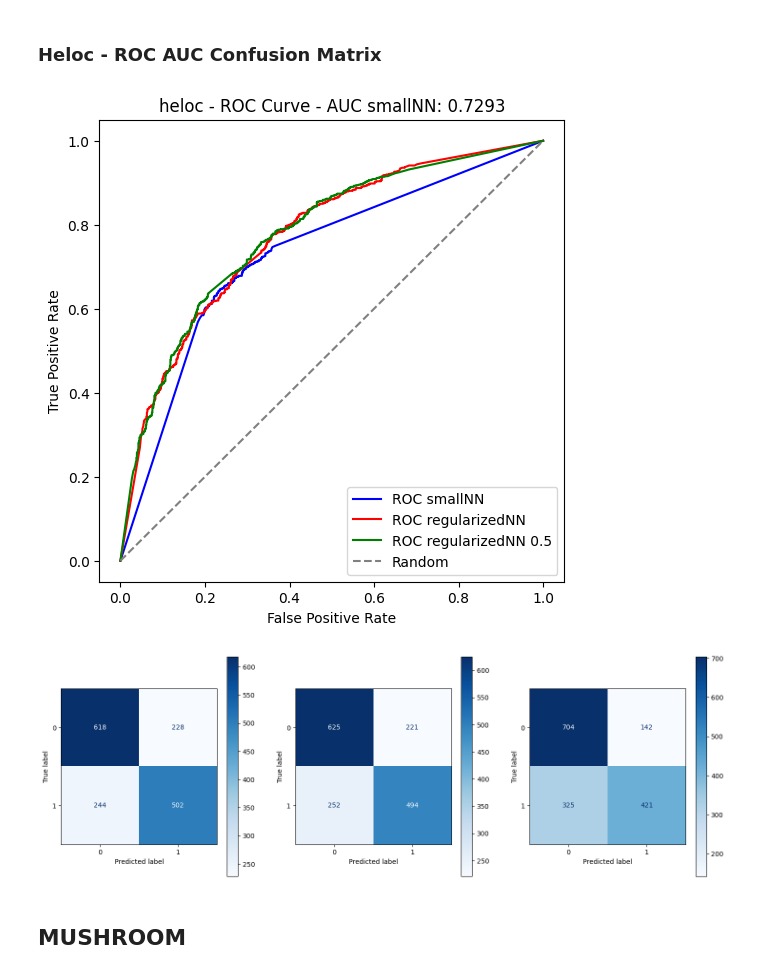
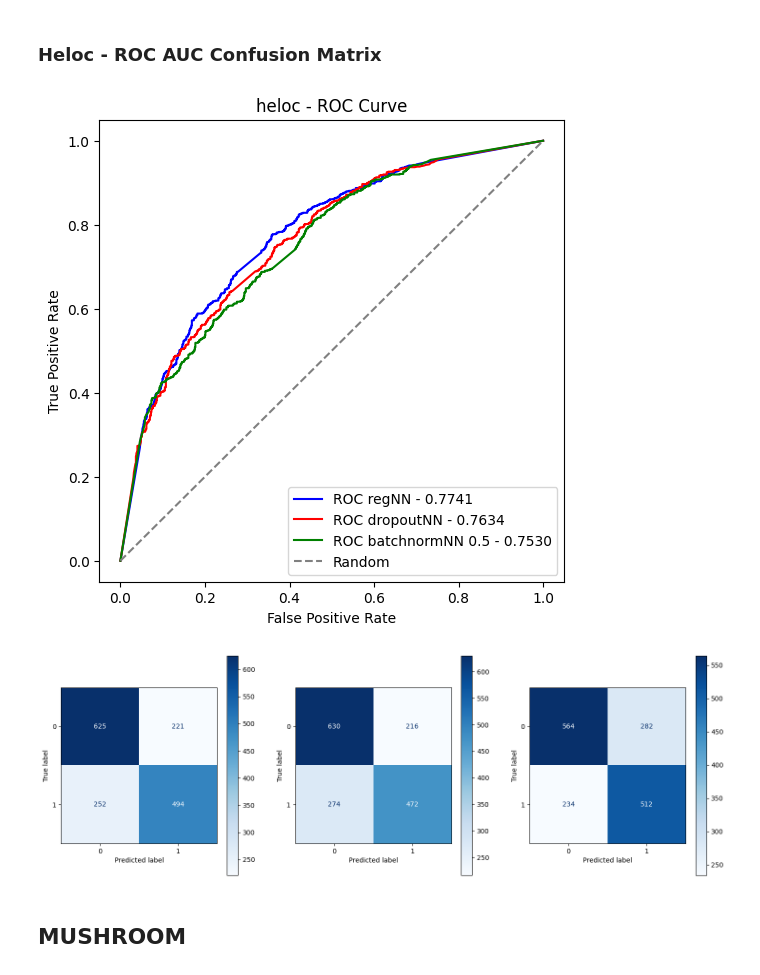
Before and after one commit to MatteoVicenzino/XAI_robustness_analysis, a Jupyter notebook: tuning_new_model.ipynb, the cells around one changed output. Saved outputs shown, nothing was run; the diff lists cells and outputs as text; code cells hidden in the pictures.

```diff
--- a/tuning_new_model.ipynb
+++ b/tuning_new_model.ipynb
@@ -37,10 +37,10 @@ def plot_roc(y_val, result4, result5, result6, dataset_name):
     plt.legend()
     plt.show()
 # %%
-def plot_conf_matrix(y_val, result4, result5, result6):
-    cm1 = result4['confusion_matrix'][0]
-    cm2 = result5['confusion_matrix'][0]
-    cm3 = result6['confusion_matrix'][0]
+def plot_conf_matrix(y_val, result5, result8, result9):
+    cm1 = result5['confusion_matrix'][0]
+    cm2 = result8['confusion_matrix'][0]
+    cm3 = result9['confusion_matrix'][0]
     fig, ax = plt.subplots(1, 3, figsize=(18, 6))
     disp1 = ConfusionMatrixDisplay(confusion_matrix=cm1)
     disp2 = ConfusionMatrixDisplay(confusion_matrix=cm2)
@@ -401,3 +401,3 @@ weighted avg       0.70      0.70      0.70      1592
 # %%
-result5 = eval_net(dataset_name, 'model5')
+result8 = eval_net(dataset_name, 'model8')
 # %% [output]
@@ -415,3 +415,3 @@ weighted avg       0.70      0.70      0.70      1592
 # %%
-result6 = eval_net(dataset_name, 'model6')
+result9 = eval_net(dataset_name, 'model9')
 # %% [output]
@@ -427,13 +427,13 @@ weighted avg       0.71      0.71      0.70      1592
 # %% [markdown]
 ### Heloc - ROC AUC Confusion Matrix
 # %%
-plot_roc(y_val, result4, result5, result6, dataset_name)
+plot_roc(y_val, result5, result8, result9, dataset_name)
 # %% [output]
-[figure, old version]
+[figure, new version]
 # %%
-plot_conf_matrix(y_val, result4, result5, result6)
+plot_conf_matrix(y_val, result5, result8, result9)
 # %% [output]
-[figure, old version]
+[figure, new version]
 # %% [markdown]
 ## **MUSHROOM**
 # %%
```
Also changed, not shown: parts of 66 cells of this notebook, 56 other files.
